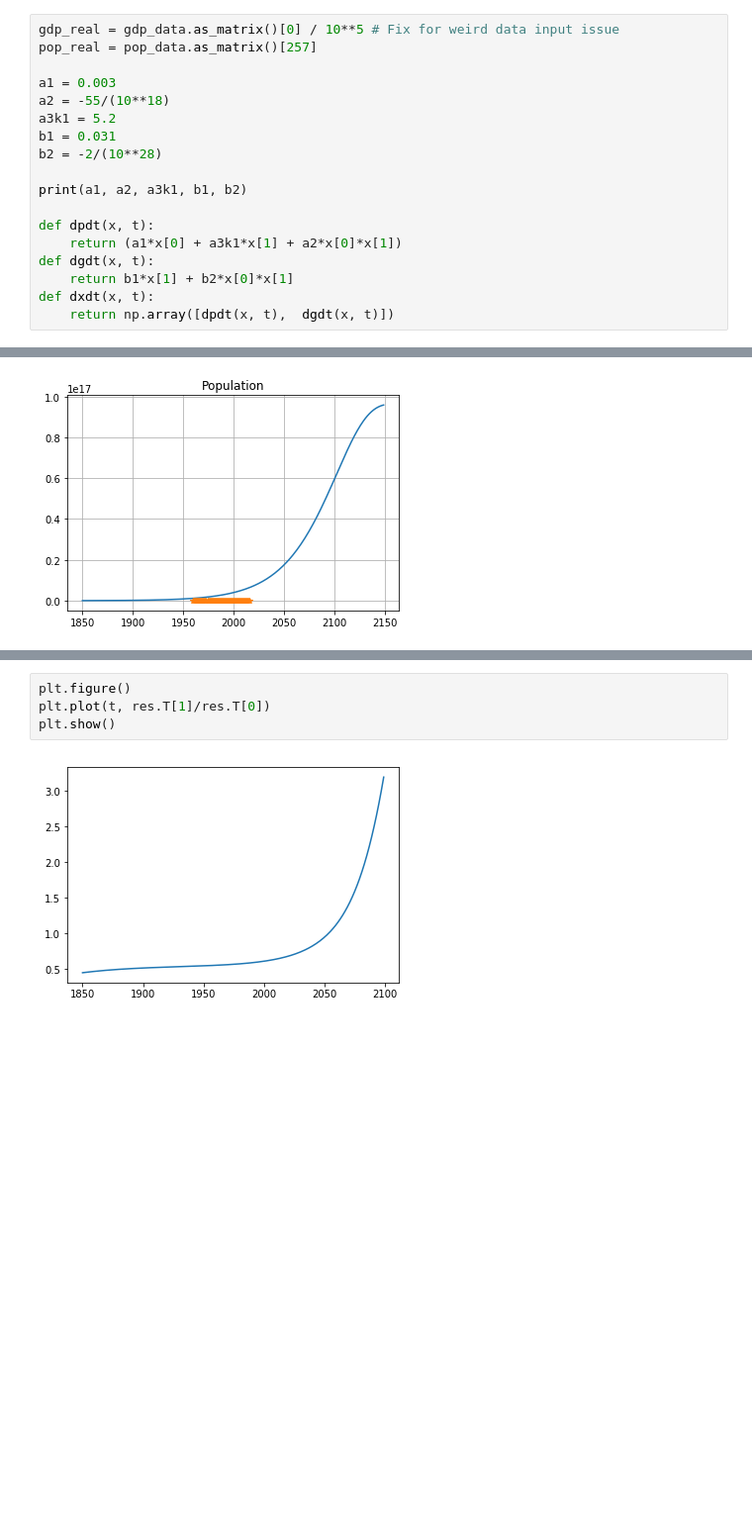
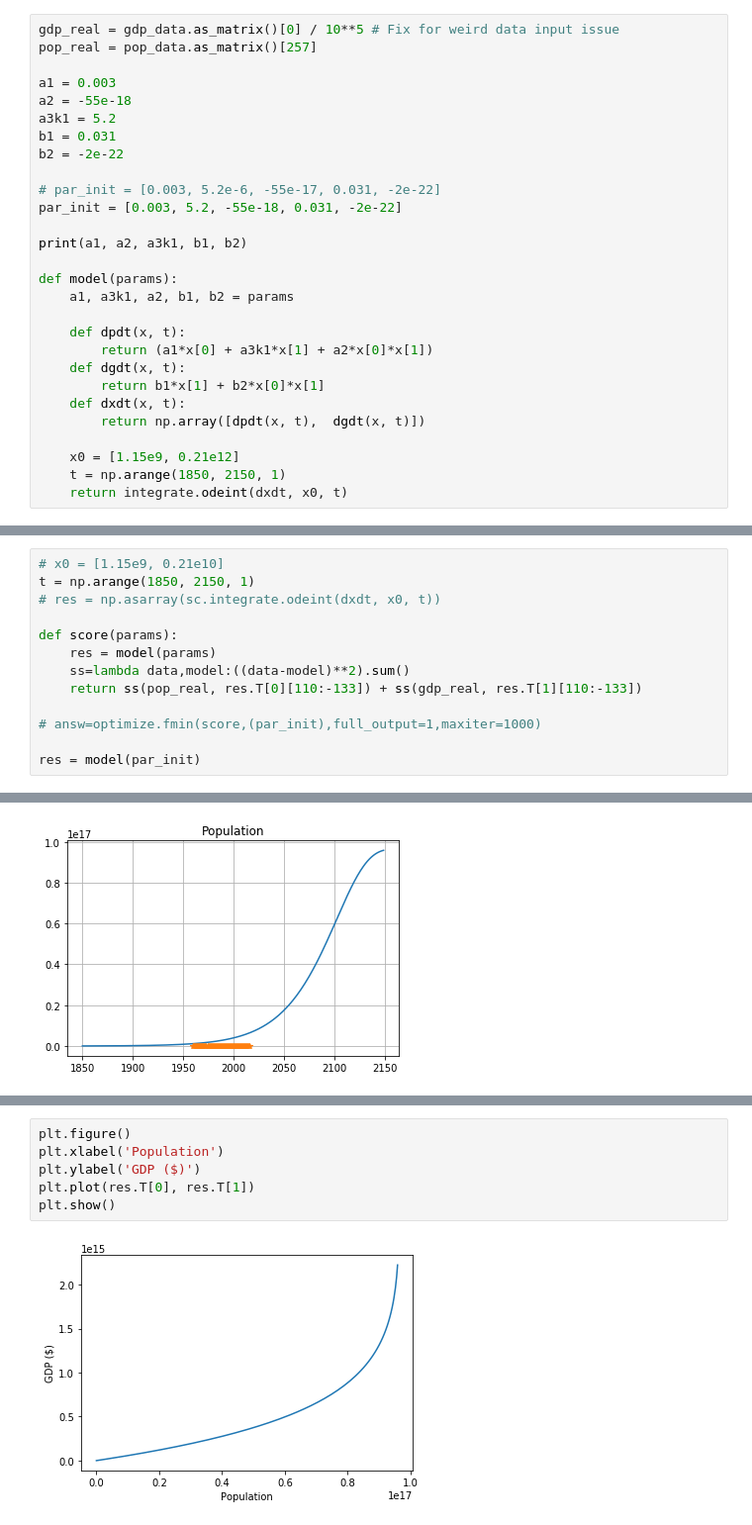
Before and after one commit to rfree18/math-modeling, a Jupyter notebook: final/Final.ipynb, the cells around one changed output, grey strips where cells are left out. Shown at 99% size. Drawn from its saved outputs; the diff is of its cells as text; blank space fills up the shorter version.

```diff
--- a/final/Final.ipynb
+++ b/final/Final.ipynb
@@ -99,17 +104,27 @@ gdp_real = gdp_data.as_matrix()[0] / 10**5 # Fix for weird data input issue
 pop_real = pop_data.as_matrix()[257]
 
 a1 = 0.003
-a2 = -55/(10**18)
+a2 = -55e-18
 a3k1 = 5.2
 b1 = 0.031
-b2 = -2/(10**28)
+b2 = -2e-22
+
+# par_init = [0.003, 5.2e-6, -55e-17, 0.031, -2e-22]
+par_init = [0.003, 5.2, -55e-18, 0.031, -2e-22]
 
 print(a1, a2, a3k1, b1, b2)
 
-def dpdt(x, t):
-    return (a1*x[0] + a3k1*x[1] + a2*x[0]*x[1])
-def dgdt(x, t):
-    return b1*x[1] + b2*x[0]*x[1]
-def dxdt(x, t):
-    return np.array([dpdt(x, t),  dgdt(x, t)])
+def model(params):
+    a1, a3k1, a2, b1, b2 = params
+
+    def dpdt(x, t):
+        return (a1*x[0] + a3k1*x[1] + a2*x[0]*x[1])
+    def dgdt(x, t):
+        return b1*x[1] + b2*x[0]*x[1]
+    def dxdt(x, t):
+        return np.array([dpdt(x, t),  dgdt(x, t)])
+
+    x0 = [1.15e9, 0.21e12]
+    t = np.arange(1850, 2150, 1)
+    return integrate.odeint(dxdt, x0, t)
 # %% [output]
@@ -139,0 +132,13 @@ print(res)
+# %%
+# x0 = [1.15e9, 0.21e10]
+t = np.arange(1850, 2150, 1)
+# res = np.asarray(sc.integrate.odeint(dxdt, x0, t))
+
+def score(params):
+    res = model(params)
+    ss=lambda data,model:((data-model)**2).sum()
+    return ss(pop_real, res.T[0][110:-133]) + ss(gdp_real, res.T[1][110:-133])
+
+# answ=optimize.fmin(score,(par_init),full_output=1,maxiter=1000)
+
+res = model(par_init)
@@ -158,7 +168,9 @@ plt.show()
 [figure]
 # %%
 plt.figure()
-plt.plot(t, res.T[1]/res.T[0])
+plt.xlabel('Population')
+plt.ylabel('GDP ($)')
+plt.plot(res.T[0], res.T[1])
 plt.show()
 # %% [output]
-[figure, old version]
+[figure, new version]
```
Also changed, not shown: parts of 5 cells of this notebook, 6 other files.
